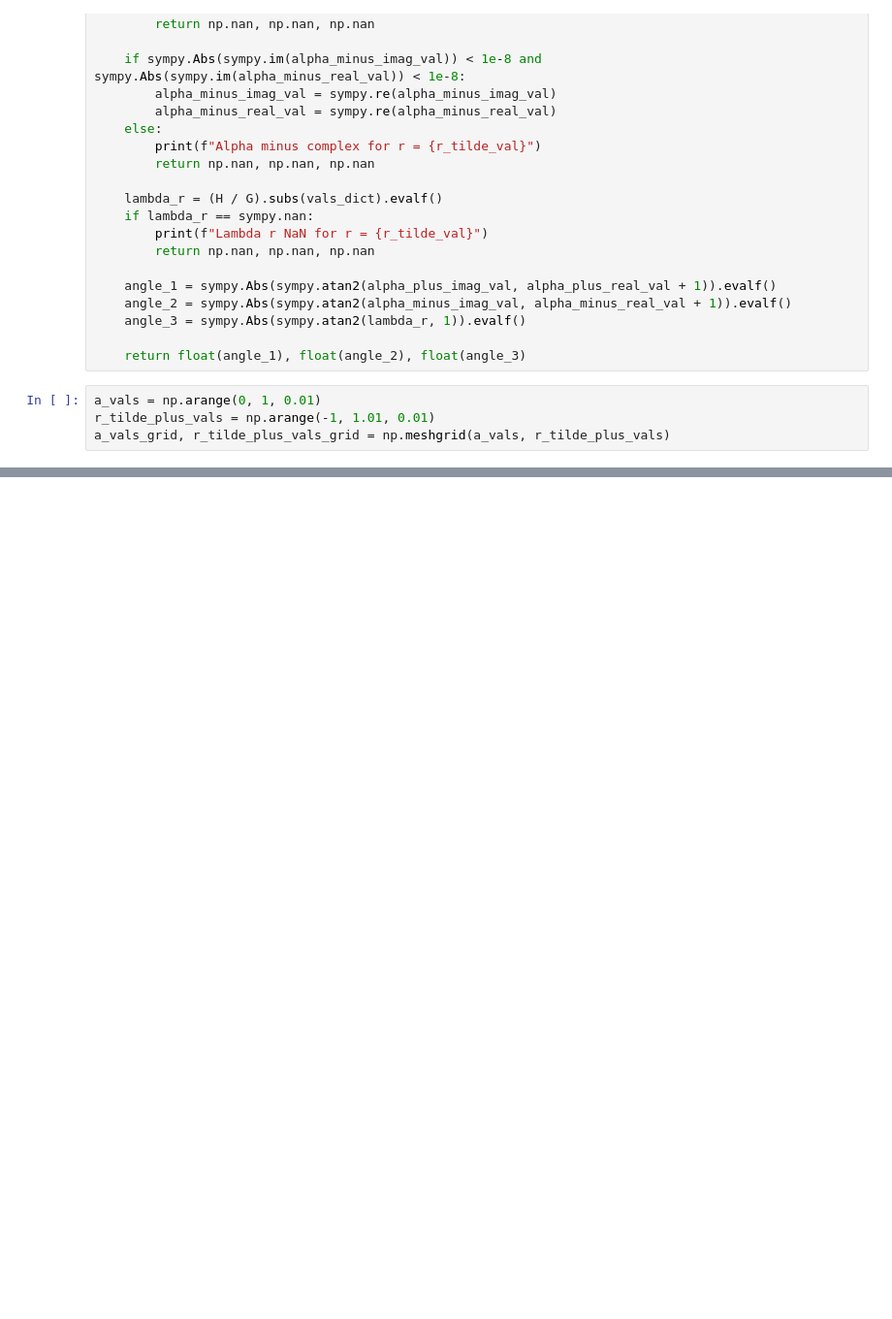
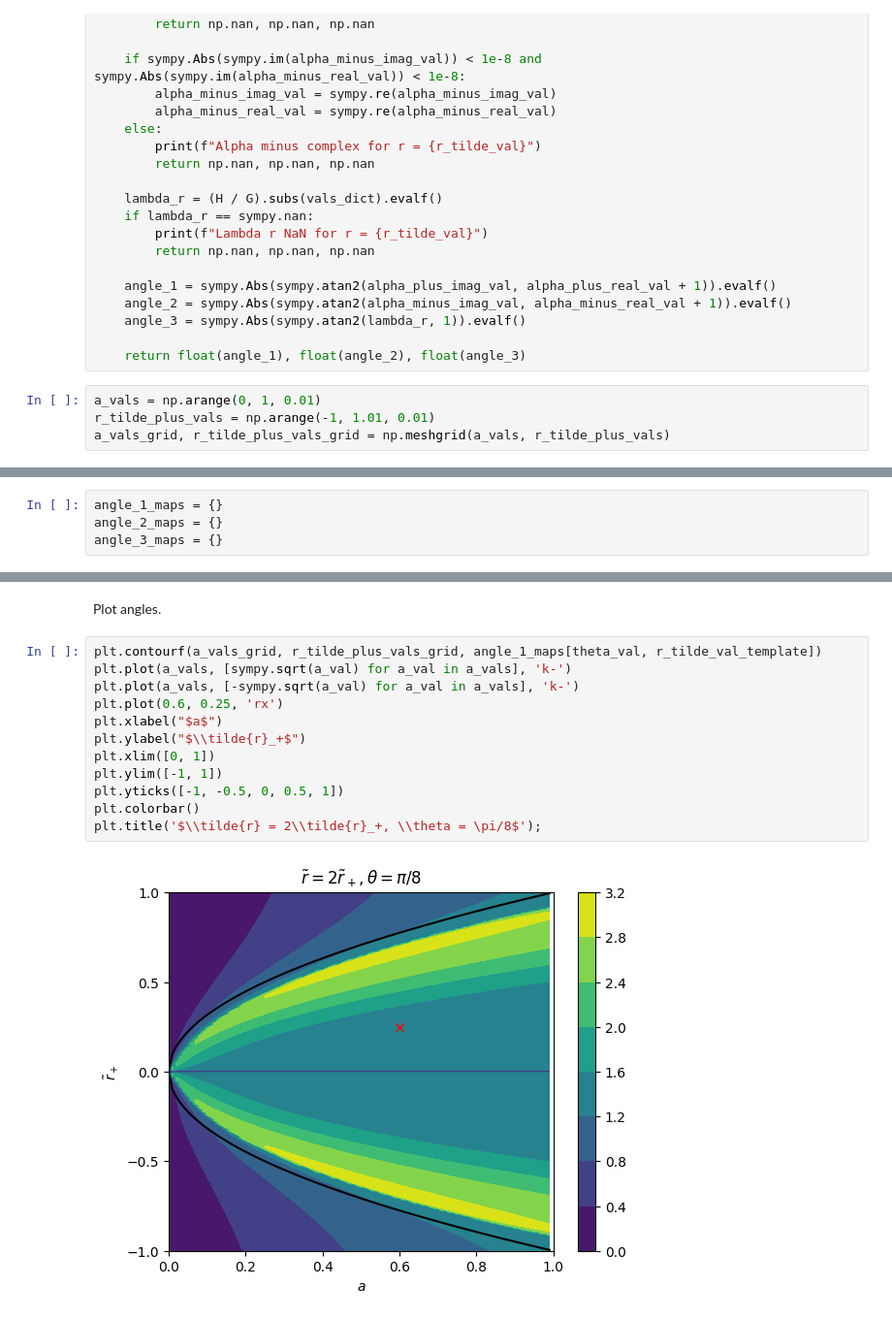
Before and after one commit to jchryssanthacopoulos/complex_spacetime_metrics, a Jupyter notebook: notebooks/complex_eigenvalues/ads4_charged_rotating_bh.ipynb, the cells around one changed output, grey strips where cells are left out. Shown at 97% size. Drawn from its saved outputs; the diff is of its cells as text; blank space fills up the shorter version.

```diff
--- a/notebooks/complex_eigenvalues/ads4_charged_rotating_bh.ipynb
+++ b/notebooks/complex_eigenvalues/ads4_charged_rotating_bh.ipynb
@@ -524,0 +459,4 @@ plt.title('$\\tilde{r} = 1.1\\tilde{r}_+, \\theta = \pi/4$');
+# %%
+angle_1_maps = {}
+angle_2_maps = {}
+angle_3_maps = {}
@@ -524,0 +535,16 @@ plt.title('$\\tilde{r} = 1.1\\tilde{r}_+, \\theta = \pi/4$');
+# %% [markdown]
+Plot angles.
+# %%
+plt.contourf(a_vals_grid, r_tilde_plus_vals_grid, angle_1_maps[theta_val, r_tilde_val_template])
+plt.plot(a_vals, [sympy.sqrt(a_val) for a_val in a_vals], 'k-')
+plt.plot(a_vals, [-sympy.sqrt(a_val) for a_val in a_vals], 'k-')
+plt.plot(0.6, 0.25, 'rx')
+plt.xlabel("$a$")
+plt.ylabel("$\\tilde{r}_+$")
+plt.xlim([0, 1])
+plt.ylim([-1, 1])
+plt.yticks([-1, -0.5, 0, 0.5, 1])
+plt.colorbar()
+plt.title('$\\tilde{r} = 2\\tilde{r}_+, \\theta = \pi/8$');
+# %% [output]
+[figure, added]
```
Also changed, not shown: parts of 72 cells of this notebook, 1 other file.
